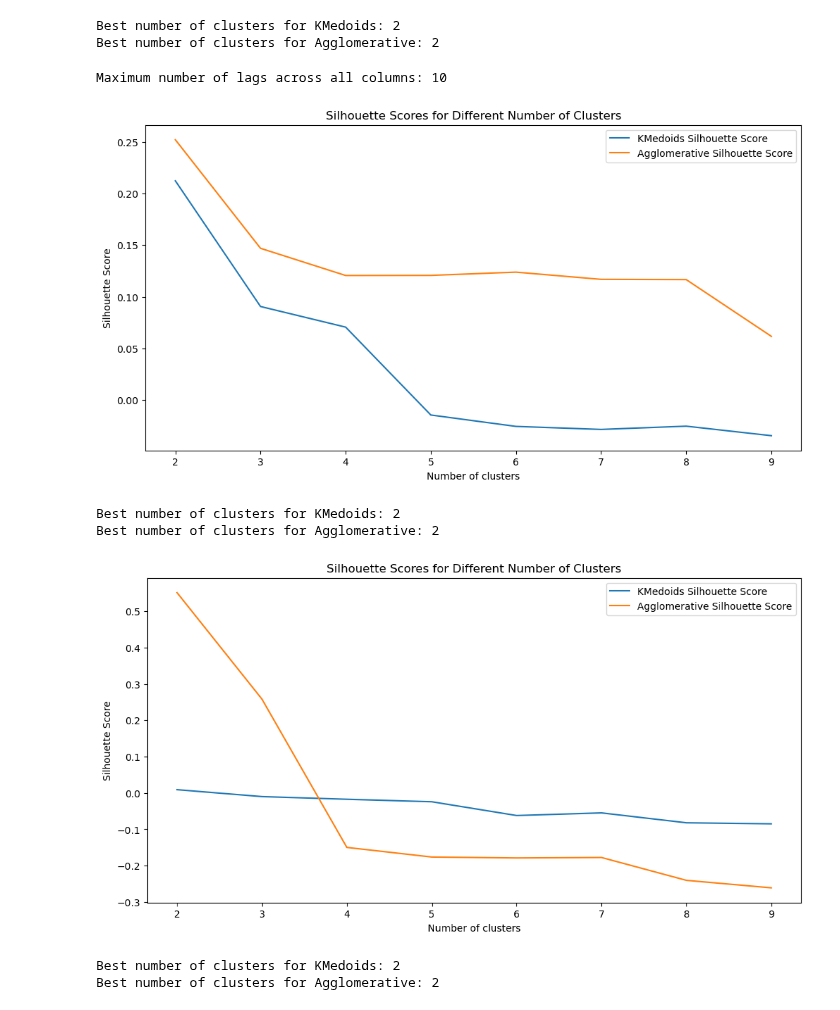
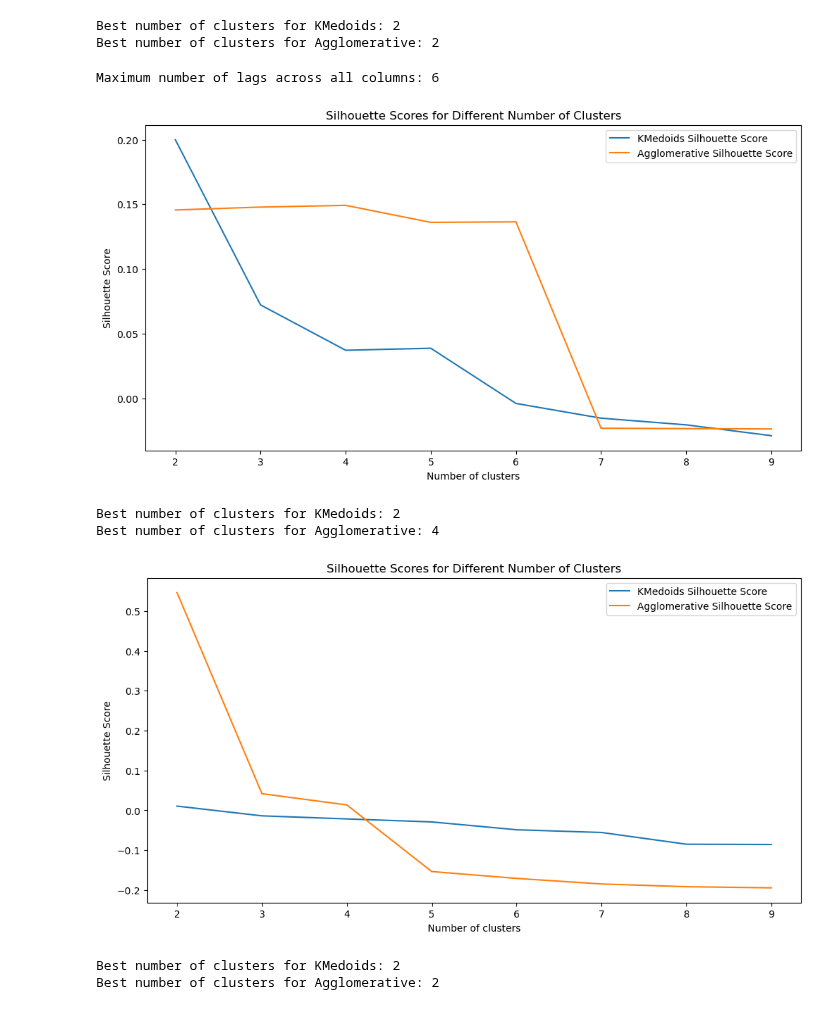
Before and after one commit to Gogonemnem/ensai-assignments, a Jupyter notebook: python_notebooks/clustering.ipynb, the cells around one changed output. Cells and saved outputs as stored; diff of their text form; code cells hidden in the pictures.

Commit message:
remove warnings and add c trend for AR

```diff
--- a/python_notebooks/clustering.ipynb
+++ b/python_notebooks/clustering.ipynb
@@ -116,15 +111,21 @@ Best number of clusters for KMedoids: 2
 Best number of clusters for Agglomerative: 2
 # %%
 from statsmodels.tsa.ar_model import ar_select_order
+from statsmodels.tools.sm_exceptions import ValueWarning
+import warnings
 
 def get_max_order(df):
+    warning_message_pattern = "An unsupported index was provided and will be ignored when e.g. forecasting."
+
     max_lags = []
 
     for column in df.columns:
         series_non_missing = df[column].dropna()  # Drop missing values for the current column
         n_obs_non_missing = len(series_non_missing)
-        maxlag = min(10, n_obs_non_missing //  10)
-        mod = ar_select_order(df[column], maxlag=maxlag, trend='n', ic='bic')
+        maxlag = min(10, n_obs_non_missing // 10)
+        with warnings.catch_warnings():
+            warnings.filterwarnings("ignore", category=ValueWarning, message=warning_message_pattern)
+            mod = ar_select_order(df[column], maxlag=maxlag, trend='c', ic='bic')
         optimal_lags = len(mod.ar_lags) if mod.ar_lags is not None else 0
         max_lags.append(optimal_lags)
 
@@ -136,7 +137,7 @@ n_lags = get_max_order(df)
 
 print(f"Maximum number of lags across all columns: {n_lags}")
 # %% [output]
-Maximum number of lags across all columns: 10
+Maximum number of lags across all columns: 6
 # %%
 import pandas as pd
 from statsmodels.tsa.stattools import acf
@@ -166,45 +167,49 @@ acf_df.head()
 best_kmedoids, labels_kmedoids, best_hierarchical, labels_hierarchical = find_optimal_clusters(df, range_n_clusters, random_state=42,
                                                        transform=lambda data: calculate_acf(data, n_lags=n_lags))
 # %% [output]
-[figure, old version]
+[figure, new version]
 Best number of clusters for KMedoids: 2
-Best number of clusters for Agglomerative: 2
+Best number of clusters for Agglomerative: 4
 # %%
 import pandas as pd
 from statsmodels.tsa.ar_model import AutoReg
 
-def fit_ar_and_extract_coeffs(series, n_lags=5, trend='n'):
+def fit_ar_and_extract_coeffs(series, n_lags=5, trend='c'):
     """
     Fits an AR model to a pandas Series and extracts the AR coefficients.
 
     Parameters:
     - series: Pandas Series to fit the AR model to.
     - n_lags: Number of lags for the AR model.
     - trend: Trend specification for the AR model ('n' for no trend, 'c' for constant).
 
     Returns:
     - A pandas Series of AR coefficients.
     """
+    warning_message_pattern = "An unsupported index was provided and will be ignored when e.g. forecasting."
+
     if series.dropna().shape[0] > n_lags:  # Ensure enough data points
-        ar_model = AutoReg(series.dropna(), lags=n_lags, trend=trend)
-        ar_model_fitted = ar_model.fit()
+        with warnings.catch_warnings():
+            warnings.filterwarnings("ignore", category=ValueWarning, message=warning_message_pattern)
+            ar_model = AutoReg(series.dropna(), lags=n_lags, trend=trend)
+            ar_model_fitted = ar_model.fit()
 
         # Extract AR coefficients, skipping the intercept if trend is not 'n'
         coeffs = ar_model_fitted.params if trend == 'n' else ar_model_fitted.params[1:]
         coeffs.index = [f'L{i}' for i in range(1, len(coeffs)+1)]
         return coeffs
     else:
         # Return NaNs if not enough data
         return pd.Series([pd.NA] * n_lags, index=[f'L{i}' for i in range(1, n_lags+1)])
 
 ar_coeffs_df = df.apply(fit_ar_and_extract_coeffs, n_lags=n_lags, trend='c')
 
 ar_coeffs_df.head()
 
 best_kmedoids, labels_kmedoids, best_hierarchical, labels_hierarchical = find_optimal_clusters(df, range_n_clusters, random_state=42,
                                                        transform=lambda data: fit_ar_and_extract_coeffs(data, n_lags=n_lags))
 # %% [output]
-[figure, old version]
+[figure, new version]
 Best number of clusters for KMedoids: 2
 Best number of clusters for Agglomerative: 2
 # %%
```
Also changed, not shown: parts of 8 cells of this notebook.
